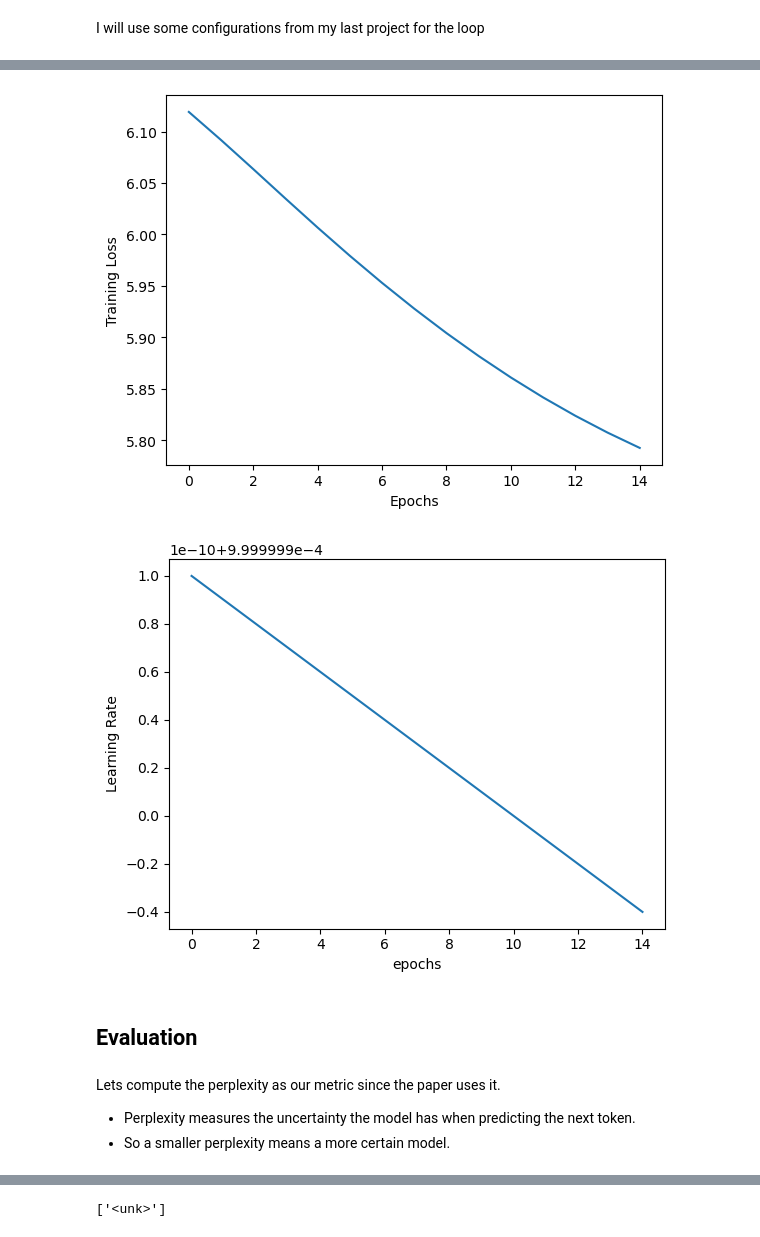
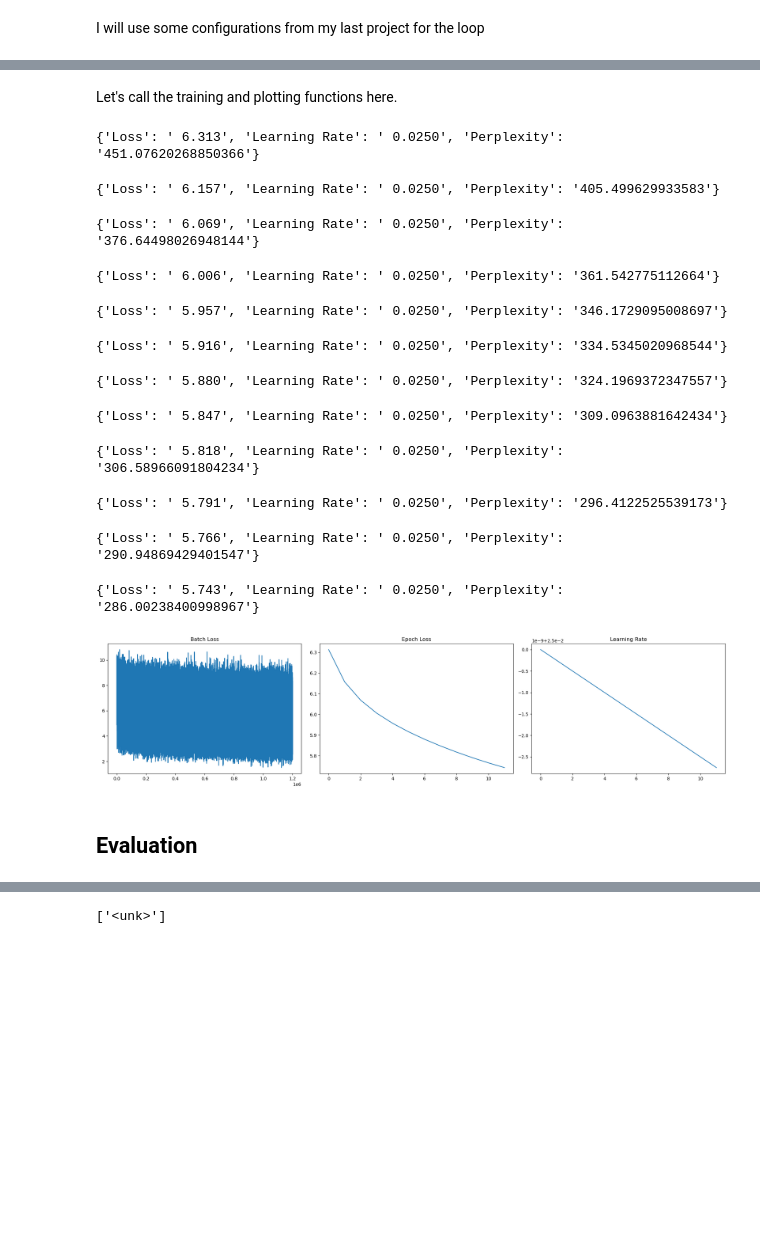
Before and after one commit to SHIXOOM/Language-Modeling-from-Scratch, a Jupyter notebook: Neural Probabilistic Language Model/Neural Probabilistic Language Model.ipynb, the cells around one changed output, grey strips where cells are left out. Saved outputs shown, nothing was run; the diff lists cells and outputs as text; code cells hidden in the pictures; blank space fills up the shorter version.

Commit message:
I finally did it!!!!! My results are similar to the paper now!!!!

```diff
--- a/Neural Probabilistic Language Model/Neural Probabilistic Language Model.ipynb
+++ b/Neural Probabilistic Language Model/Neural Probabilistic Language Model.ipynb
@@ -117,14 +117,13 @@ class NLM(nn.Module):
         self.m: int = m  #   Embeddings dimensions
         self.n: int = n  #   Context size (the n-grams), we will actually input n-1 words to predict the n^th
         self.h: int = h  #   Hidden layer units (neurons)
-        self.padding_token_idx: int = padding_idx  #   Indicates the index of the special token to be used to pad the a sequence of length < the context size
+        self.padding_idx: int = padding_idx  #   Indicates the index of the special token to be used to pad the a sequence of length < the context size
 
         #   I started with a randn tensor of shape (v, m) but turns out that Torch has a class for embeddings specifically,
         #   where this class stores the lookup table with numerical indices, so we still have to map the words to indices before entering the class
         #   or tokenization in other means
         self.c = nn.Embedding(
-            num_embeddings=v, embedding_dim=m,
-            padding_idx=padding_idx
+            num_embeddings=v, embedding_dim=m, padding_idx=padding_idx
         )
 
         #   This way, the linear/Activation layer will take flattened embeddings and produce v outputs
@@ -436,7 +435,7 @@ We will make our ***learning rate*** $\epsilon_o = 10^{-3}$, will use a schedule
 I'm not entirely sure what optimizer they use, but I believe it's ***Stochastic Gradient Descent*** as they mention it in section $3.1$ for each CPU update.
 They also mention a weight decay penalty of $10^{-4}$ in section $4.2$
 # %%
-learning_rate = 0.001
+learning_rate = 0.025
 
 loss_function = nn.NLLLoss()
 
@@ -526,7 +574,21 @@ for epoch in range(epochs):
 # %%
 from matplotlib import pyplot as plt
 
-plt.plot(range(len(train_batch_loss)), train_batch_loss)
-plt.xlabel("Batches")
-plt.ylabel("Training Loss")
-plt.show()
+
+def plot_training_data(train_batch_loss, train_epoch_loss, train_learning_rate):
+    fig, axs = plt.subplots(1, 3)
+
+    axs[0].plot(range(len(train_batch_loss)), train_batch_loss)
+    axs[0].set_title("Batch Loss")
+
+    axs[1].plot(range(len(train_epoch_loss)), train_epoch_loss)
+    axs[1].set_title("Epoch Loss")
+
+    axs[2].plot(range(len(train_learning_rate)), train_learning_rate)
+    axs[2].set_title("Learning Rate")
+
+    fig.set_figwidth(20)
+    fig.set_figheight(5)
+
+    plt.tight_layout()
+    plt.show()
@@ -535,20 +595,27 @@ plt.show()
-# %%
-plt.plot(range(len(train_epoch_loss)), train_epoch_loss)
-plt.xlabel("Epochs")
-plt.ylabel("Training Loss")
-plt.show()
-# %% [output]
-[figure, removed]
-# %%
-plt.plot(range(len(train_learning_rate)), train_learning_rate)
-plt.xlabel("epochs")
-plt.ylabel("Learning Rate")
-plt.show()
-# %% [output]
-[figure, removed]
+# %% [markdown]
+Let's call the training and plotting functions here.
+# %%
+train_batch_loss, train_epoch_loss, train_learning_rate = train(
+    dataset=train_set,
+    batch_size=8,
+    epochs=12,
+    model=nlm,
+    validation_set=validation_set,
+)
+plot_training_data(train_batch_loss, train_epoch_loss, train_learning_rate)
+# %% [output]
+{'Loss': ' 6.313', 'Learning Rate': ' 0.0250', 'Perplexity': '451.07620268850366'}
+{'Loss': ' 6.157', 'Learning Rate': ' 0.0250', 'Perplexity': '405.499629933583'}
+{'Loss': ' 6.069', 'Learning Rate': ' 0.0250', 'Perplexity': '376.64498026948144'}
+{'Loss': ' 6.006', 'Learning Rate': ' 0.0250', 'Perplexity': '361.542775112664'}
+{'Loss': ' 5.957', 'Learning Rate': ' 0.0250', 'Perplexity': '346.1729095008697'}
+{'Loss': ' 5.916', 'Learning Rate': ' 0.0250', 'Perplexity': '334.5345020968544'}
+{'Loss': ' 5.880', 'Learning Rate': ' 0.0250', 'Perplexity': '324.1969372347557'}
+{'Loss': ' 5.847', 'Learning Rate': ' 0.0250', 'Perplexity': '309.0963881642434'}
+{'Loss': ' 5.818', 'Learning Rate': ' 0.0250', 'Perplexity': '306.58966091804234'}
+{'Loss': ' 5.791', 'Learning Rate': ' 0.0250', 'Perplexity': '296.4122525539173'}
+{'Loss': ' 5.766', 'Learning Rate': ' 0.0250', 'Perplexity': '290.94869429401547'}
+{'Loss': ' 5.743', 'Learning Rate': ' 0.0250', 'Perplexity': '286.00238400998967'}
+[figure, added]
 # %% [markdown]
 ## Evaluation
-# %% [markdown]
-Lets compute the perplexity as our metric since the paper uses it.
-* Perplexity measures the uncertainty the model has when predicting the next token.
-* So a smaller perplexity means a more certain model.
```
Also changed, not shown: parts of 16 cells of this notebook.
